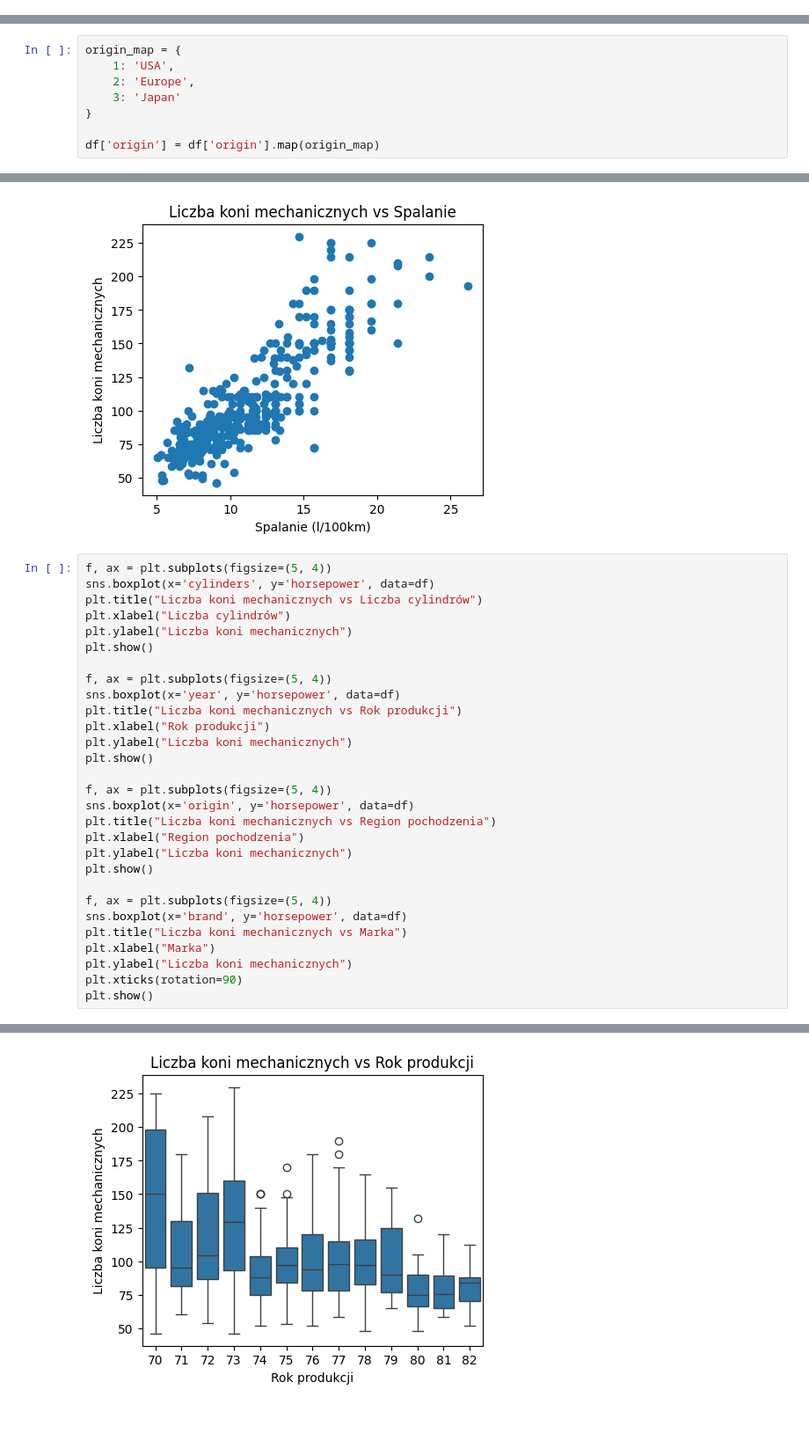
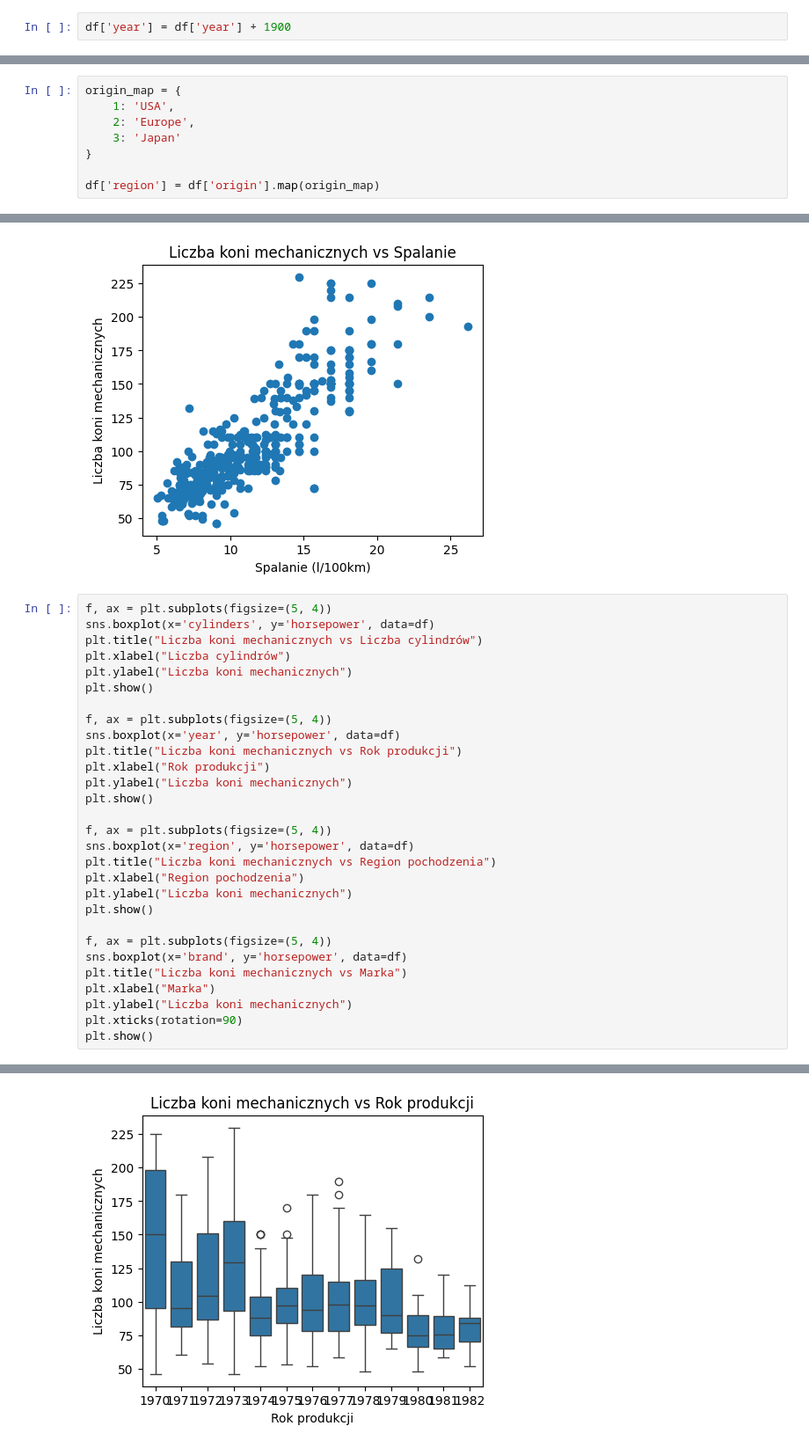
Before and after one commit to karoljablonski/ML-term-work, a Jupyter notebook: cars.ipynb, the cells around one changed output, grey strips where cells are left out. Shown at 88% size. Saved outputs shown, nothing was run; the diff lists cells and outputs as text; blank space fills up the shorter version.

Commit message:
correlation analysis, differentiated origin and region

```diff
--- a/cars.ipynb
+++ b/cars.ipynb
@@ -24,3 +29,5 @@ df.head()
+# %%
+df['year'] = df['year'] + 1900
 # %% [markdown]
 Przeprowadzenie konwersji spalania z mpg na l/100km oraz pojemności skokowej z cal^3 na litry
 # %%
@@ -39,7 +46,7 @@ origin_map = {
     3: 'Japan'
 }
 
-df['origin'] = df['origin'].map(origin_map)
+df['region'] = df['origin'].map(origin_map)
 # %% [markdown]
 Wyodrębnienie marki samochodu z kolumny z nazwą
 # %%
@@ -211,34 +219,34 @@ plt.show()
 # %%
 f, ax = plt.subplots(figsize=(5, 4))
 sns.boxplot(x='cylinders', y='horsepower', data=df)
 plt.title("Liczba koni mechanicznych vs Liczba cylindrów")
 plt.xlabel("Liczba cylindrów")
 plt.ylabel("Liczba koni mechanicznych")
 plt.show()
 
 f, ax = plt.subplots(figsize=(5, 4))
 sns.boxplot(x='year', y='horsepower', data=df)
 plt.title("Liczba koni mechanicznych vs Rok produkcji")
 plt.xlabel("Rok produkcji")
 plt.ylabel("Liczba koni mechanicznych")
 plt.show()
 
 f, ax = plt.subplots(figsize=(5, 4))
-sns.boxplot(x='origin', y='horsepower', data=df)
+sns.boxplot(x='region', y='horsepower', data=df)
 plt.title("Liczba koni mechanicznych vs Region pochodzenia")
 plt.xlabel("Region pochodzenia")
 plt.ylabel("Liczba koni mechanicznych")
 plt.show()
 
 f, ax = plt.subplots(figsize=(5, 4))
 sns.boxplot(x='brand', y='horsepower', data=df)
 plt.title("Liczba koni mechanicznych vs Marka")
 plt.xlabel("Marka")
 plt.ylabel("Liczba koni mechanicznych")
 plt.xticks(rotation=90)
 plt.show()
 # %% [output]
 [figure]
-[figure, old version]
+[figure, new version]
 [figure]
 [figure]
```
Also changed, not shown: parts of 20 cells of this notebook.
